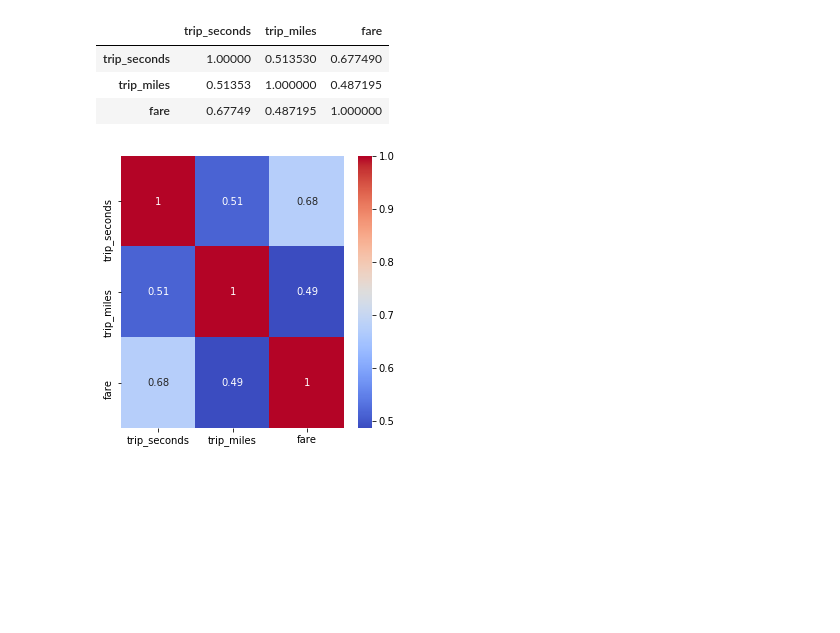
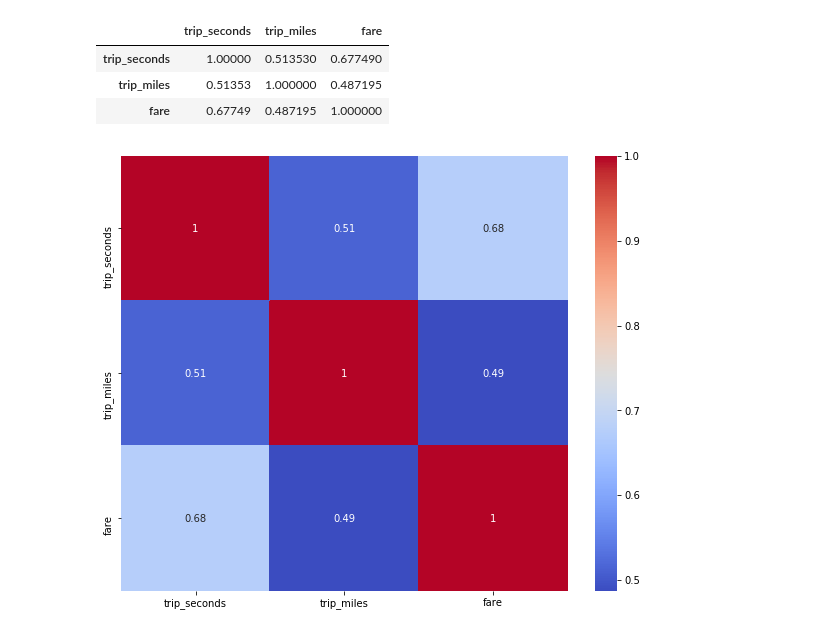
Before and after one commit to SwetaSengupta/Chicago_taxi_project, a Jupyter notebook: Taxiproject.ipynb, the cells around one changed output. Drawn from its saved outputs; the diff is of its cells as text; code cells hidden in the pictures; blank space fills up the shorter version.

```diff
--- a/Taxiproject.ipynb
+++ b/Taxiproject.ipynb
@@ -564,14 +603,14 @@ trip.corr()
 | fare | 0.67749 | 0.487195 | 1.000000 |
 # %%
 #plotting heatmap
-plt.figure(figsize=(5,5))
+plt.figure(figsize=(10,8))
 
 sns.heatmap(trip.corr(),
 
             cmap='coolwarm',
             annot=True);
 # %% [output]
-[figure, old version]
+[figure, new version]
 # %%
 #The mileage and duration of a trip tend to correlate with each other.
 #The longer one trip, then the longer time it takes to complete.
```
Also changed, not shown: parts of 21 cells of this notebook.
